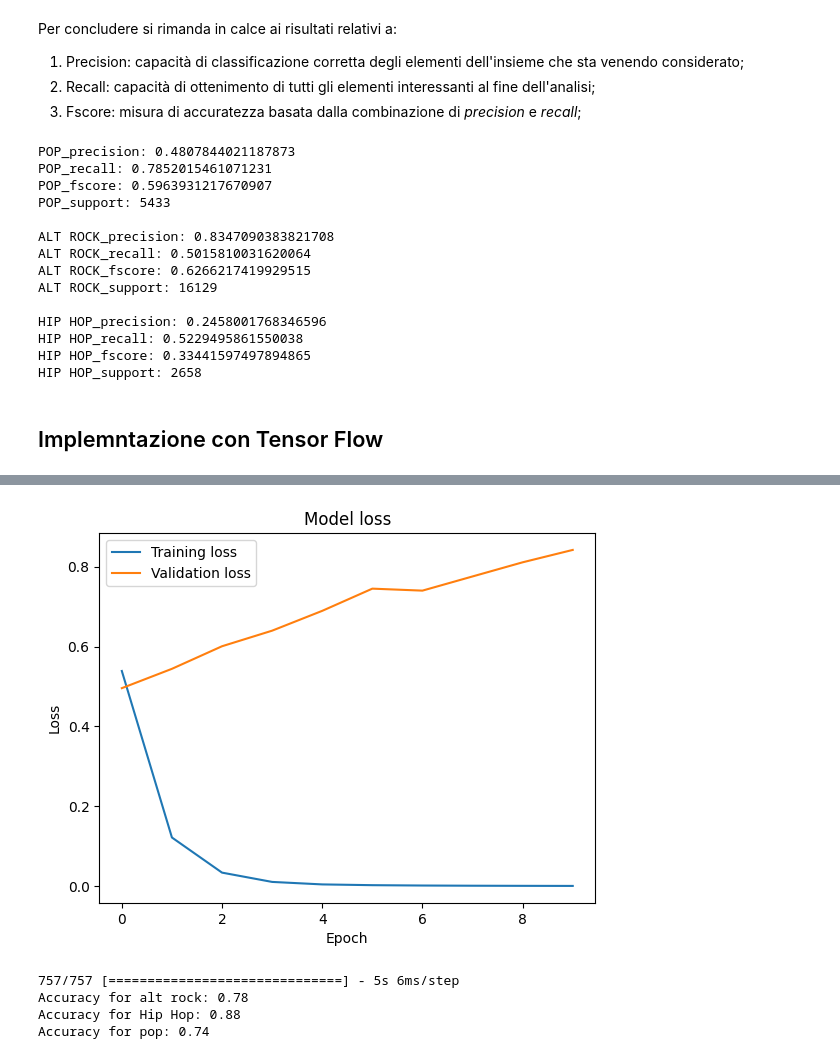
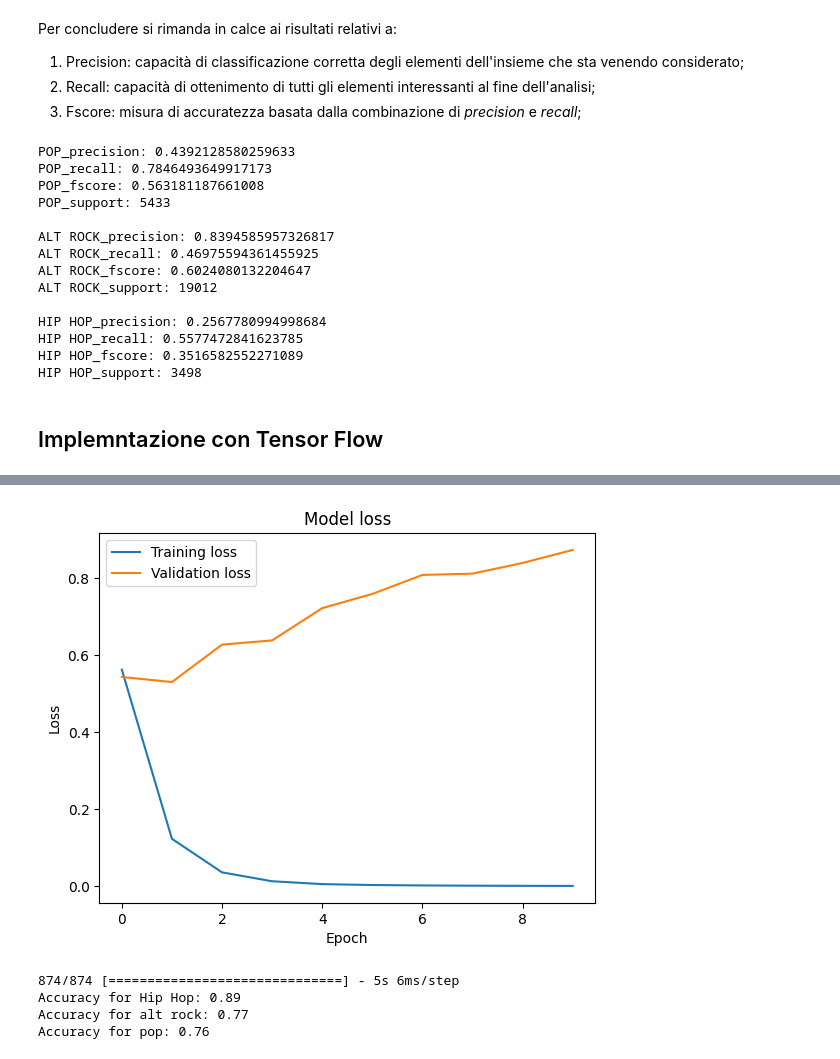
Before and after one commit to MaxBubblegum47/Big_Data, a Jupyter notebook: TextAnalytics/Presentation.ipynb, the cells around one changed output, grey strips where cells are left out. Drawn from its saved outputs; the diff is of its cells as text; code cells hidden in the pictures.

```diff
--- a/TextAnalytics/Presentation.ipynb
+++ b/TextAnalytics/Presentation.ipynb
@@ -47,6 +53,6 @@ Si procede con il raggruppamento sui seguenti campi: _song_, _year_, _album_, _g
 # %%
-# Group the data by song, year, album, genre, artist, and ranker_genre, and concatenate the lyrics into a single string for each group
-group = ['song', 'year', 'album', 'genre', 'artist', 'ranker_genre']
+# Group the data by song, year, album, genre, artist, and genre, and concatenate the lyrics into a single string for each group
+group = ['song', 'year', 'album', 'genre', 'artist']
 lyrics_by_song = df.sort_values(group)\
         .groupby(group).lyric\
         .apply(' '.join)\
@@ -83,7 +89,7 @@ test_df = pd.DataFrame()
 for gen in genres:
     # create a subset with the correct genre and the right lenght of the song
     subset = lyrics_by_song[
-        (lyrics_by_song.ranker_genre==gen) &
+        (lyrics_by_song.genre==gen) &
         (lyrics_by_song.lyric.str.len() > LYRIC_LEN)
     ]
 
@@ -144,11 +154,11 @@ tfidf_nb_pipeline = Pipeline([
     ])
 
 # Use cross-validation to evaluate the performance of the count vectorizer/Multinomial NB pipeline
-scores = cross_val_score(count_nb_pipeline, train_df.lyric, train_df.ranker_genre, cv=5)
+scores = cross_val_score(count_nb_pipeline, train_df.lyric, train_df.genre, cv=5)
 print(f"Mean count vectorizer/Multinomial NB accuracy: {scores.mean():.3f} +/- {scores.std():.3f}")
 
 # Use cross-validation to evaluate the performance of the Tf-idf vectorizer/Multinomial NB pipeline
-scores = cross_val_score(tfidf_nb_pipeline, train_df.lyric, train_df.ranker_genre, cv=5)
+scores = cross_val_score(tfidf_nb_pipeline, train_df.lyric, train_df.genre, cv=5)
 print(f"Mean Tf-idf vectorizer/Multinomial NB accuracy: {scores.mean():.3f} +/- {scores.std():.3f}")
 
 # Define a parameter grid for the count vectorizer/Multinomial NB pipeline
@@ -159,16 +169,15 @@ param_grid = {
     'clf__alpha': [0.1, 0.5, 1.0]
 }
 
-# Use grid search to tune the hyperparameters of the count vector
 # Use randomized search to tune the hyperparameters of the count vectorizer/Multinomial NB pipeline
 random_search_count_nb_pipeline = RandomizedSearchCV(count_nb_pipeline, param_distributions=param_grid, n_iter=50, cv=5, random_state=RANDOM_SEED)
-random_search_count_nb_pipeline.fit(train_df.lyric, train_df.ranker_genre)
+random_search_count_nb_pipeline.fit(train_df.lyric, train_df.genre)
 print(f"Best count vectorizer/Multinomial NB accuracy: {random_search_count_nb_pipeline.best_score_:.3f}")
 print(f"Best count vectorizer/Multinomial NB parameters: {random_search_count_nb_pipeline.best_params_}")
 
 # Use randomized search to tune the hyperparameters of the Tf-idf vectorizer/Multinomial NB pipeline
 random_search_tfidf_nb_pipeline = RandomizedSearchCV(tfidf_nb_pipeline, param_distributions=param_grid, n_iter=50, cv=5, random_state=RANDOM_SEED)
-random_search_tfidf_nb_pipeline.fit(train_df.lyric, train_df.ranker_genre)
+random_search_tfidf_nb_pipeline.fit(train_df.lyric, train_df.genre)
 print(f"Best Tf-idf vectorizer/Multinomial NB accuracy: {random_search_tfidf_nb_pipeline.best_score_:.3f}")
 print(f"Best Tf-idf vectorizer/Multinomial NB parameters: {random_search_tfidf_nb_pipeline.best_params_}")
 # %% [output]
@@ -225,7 +234,7 @@ Per concludere si rimanda in calce ai risultati relativi a:
 # %%
 from sklearn.metrics import precision_recall_fscore_support
 
-precision, recall, fscore, support = precision_recall_fscore_support(test_df.ranker_genre, predicted)
+precision, recall, fscore, support = precision_recall_fscore_support(test_df.genre, predicted)
 
 for n,genre in enumerate(genres):
     genre = genre.upper()
@@ -235,20 +244,20 @@ for n,genre in enumerate(genres):
     print(genre+'_support: {}'.format(support[n]))
     print()
 # %% [output]
-POP_precision: 0.4807844021187873
-POP_recall: 0.7852015461071231
-POP_fscore: 0.5963931217670907
+POP_precision: 0.4392128580259633
+POP_recall: 0.7846493649917173
+POP_fscore: 0.563181187661008
 POP_support: 5433
 
-ALT ROCK_precision: 0.8347090383821708
-ALT ROCK_recall: 0.5015810031620064
-ALT ROCK_fscore: 0.6266217419929515
-ALT ROCK_support: 16129
+ALT ROCK_precision: 0.8394585957326817
+ALT ROCK_recall: 0.46975594361455925
+ALT ROCK_fscore: 0.6024080132204647
+ALT ROCK_support: 19012
 
-HIP HOP_precision: 0.2458001768346596
-HIP HOP_recall: 0.5229495861550038
-HIP HOP_fscore: 0.33441597497894865
-HIP HOP_support: 2658
+HIP HOP_precision: 0.2567780994998684
+HIP HOP_recall: 0.5577472841623785
+HIP HOP_fscore: 0.3516582552271089
+HIP HOP_support: 3498
 # %% [markdown]
 ## Implemntazione con Tensor Flow
 # %%
@@ -263,8 +272,8 @@ import random
 
 # Encode the labels as integers
 encoder = LabelEncoder()
-y_train = encoder.fit_transform(train_df.ranker_genre)
-y_test = encoder.transform(test_df.ranker_genre)
+y_train = encoder.fit_transform(train_df.genre)
+y_test = encoder.transform(test_df.genre)
 
 # Vectorize the lyrics
 vectorizer = CountVectorizer()
@@ -330,7 +339,7 @@ for i, sample in enumerate(X_test):
 
 # Divide the number of correctly predicted samples by the total number of samples for each genre to get the accuracy
 for genre, count in genre_accuracy.items():
-    genre_accuracy[genre] = count / test_df[test_df.ranker_genre == genre].shape[0]
+    genre_accuracy[genre] = count / test_df[test_df.genre == genre].shape[0]
 
 # Print the accuracy for each genre
 for genre, accuracy in genre_accuracy.items():
@@ -372,5 +369,5 @@ Epoch 10/10
-[figure, old version]
+[figure, new version]
-757/757 [==============================] - 5s 6ms/step
-Accuracy for alt rock: 0.78
-Accuracy for Hip Hop: 0.88
-Accuracy for pop: 0.74
+874/874 [==============================] - 5s 6ms/step
+Accuracy for Hip Hop: 0.89
+Accuracy for alt rock: 0.77
+Accuracy for pop: 0.76
```
Also changed, not shown: parts of 7 cells of this notebook.
